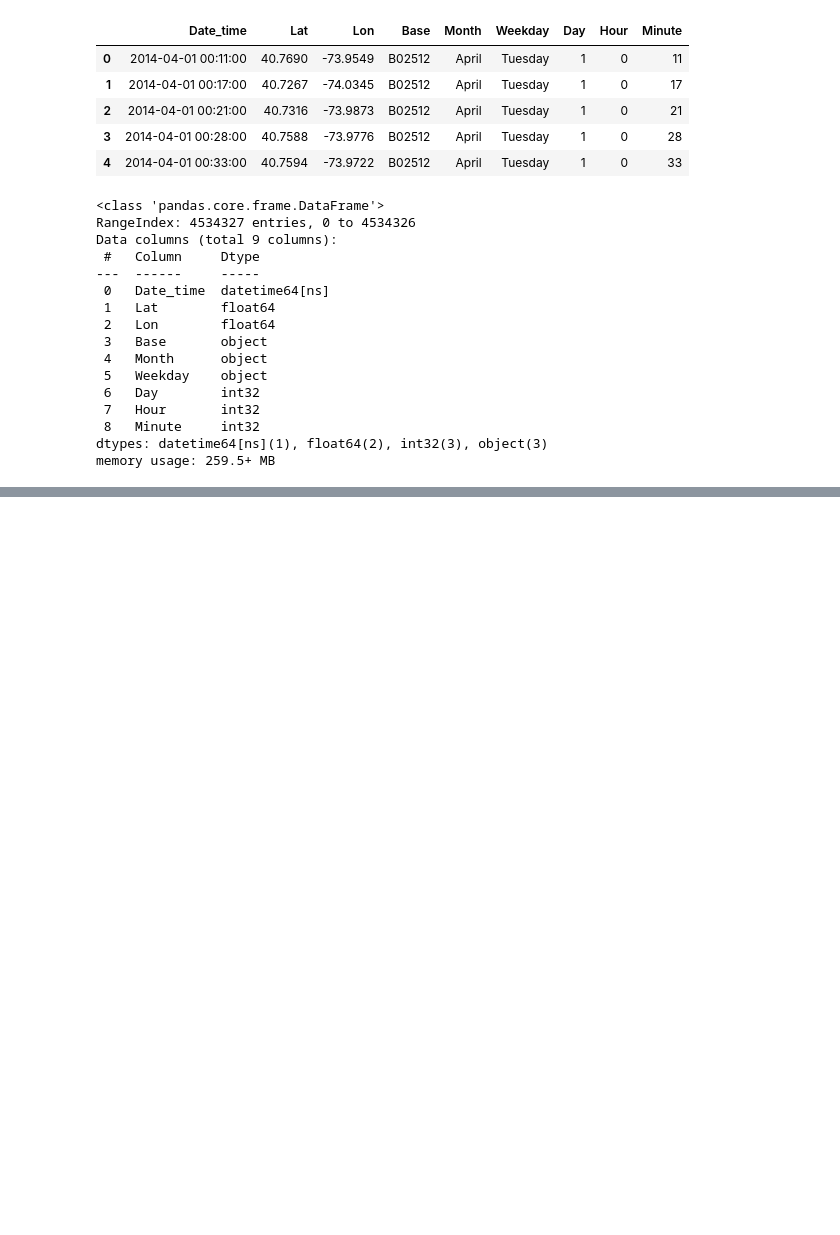
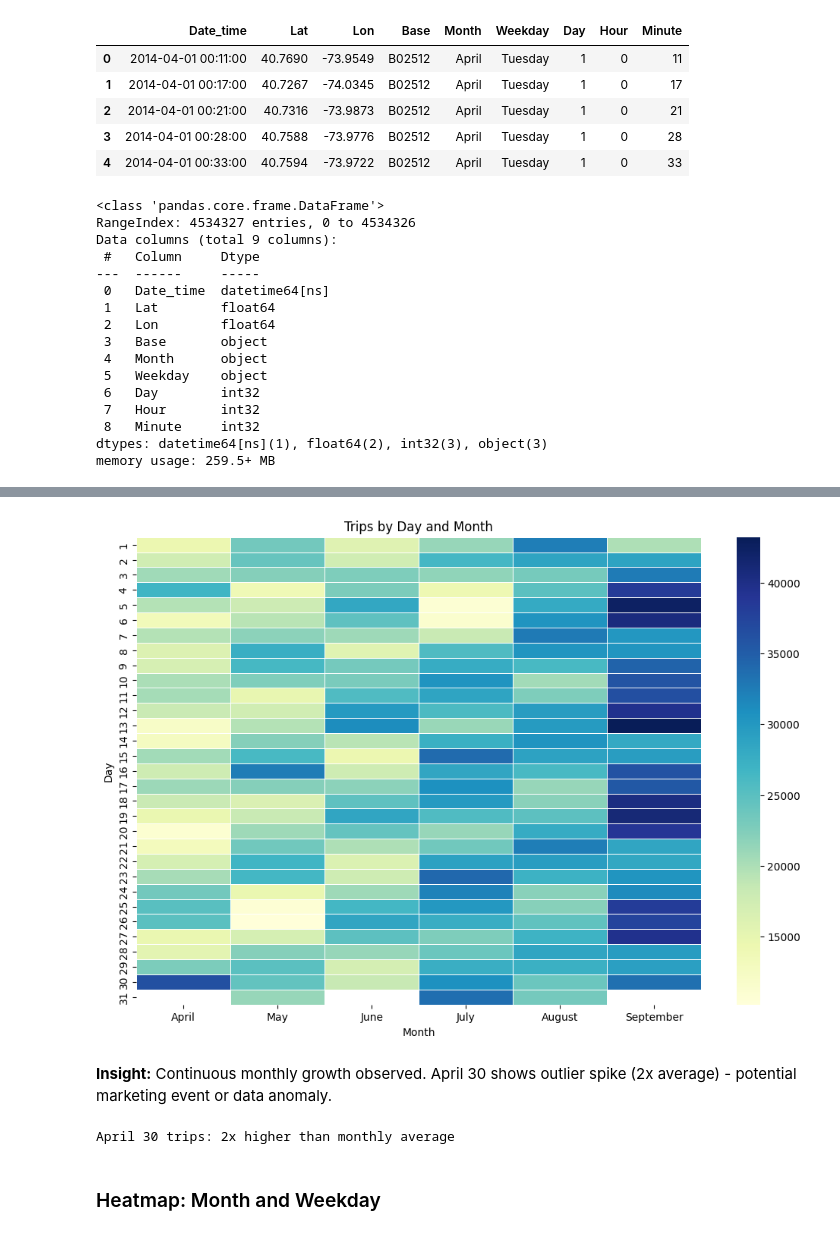
Before and after one commit to atharvpatole/Uber-Data-Analysis, a Jupyter notebook: UberDataAnalysis.ipynb, the cells around one changed output, grey strips where cells are left out. Saved outputs shown, nothing was run; the diff lists cells and outputs as text; code cells hidden in the pictures; blank space fills up the shorter version.

```diff
--- a/UberDataAnalysis.ipynb
+++ b/UberDataAnalysis.ipynb
@@ -625,0 +367,3 @@ People tend to use Uber late at night (around midnight) during weekends.
+# %%
+df_day_month = df.groupby(['Day', 'Month'], sort=False).apply(count_rows).unstack()
+df_day_month.head()
@@ -625,0 +378,18 @@ People tend to use Uber late at night (around midnight) during weekends.
+# %%
+plt.figure(figsize=(12,8))
+ax = sns.heatmap(df_day_month, cmap=cm.YlGnBu, linewidth=0.5)
+ax.set(title="Trips by Day and Month")
+plt.show()
+# %% [output]
+[figure, added]
+# %% [markdown]
+**Insight:** Continuous monthly growth observed. April 30 shows outlier spike (2x average) - potential marketing event or data anomaly.
+# %%
+max_april = df_day_month['April'].max()
+mean_rest_april = df_day_month['April'][:29].mean()
+ratio_april = round(max_april / mean_rest_april)
+print(f'April 30 trips: {ratio_april}x higher than monthly average')
+# %% [output]
+April 30 trips: 2x higher than monthly average
+# %% [markdown]
+### Heatmap: Month and Weekday
```
Also changed, not shown: parts of 113 cells of this notebook.
